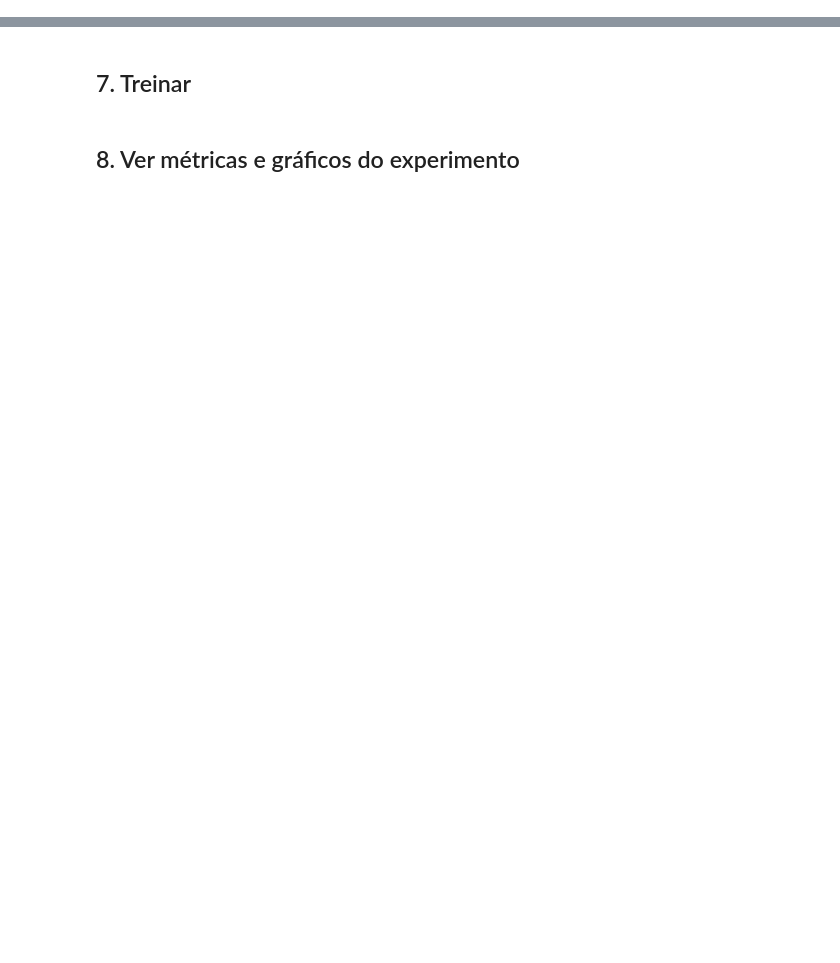
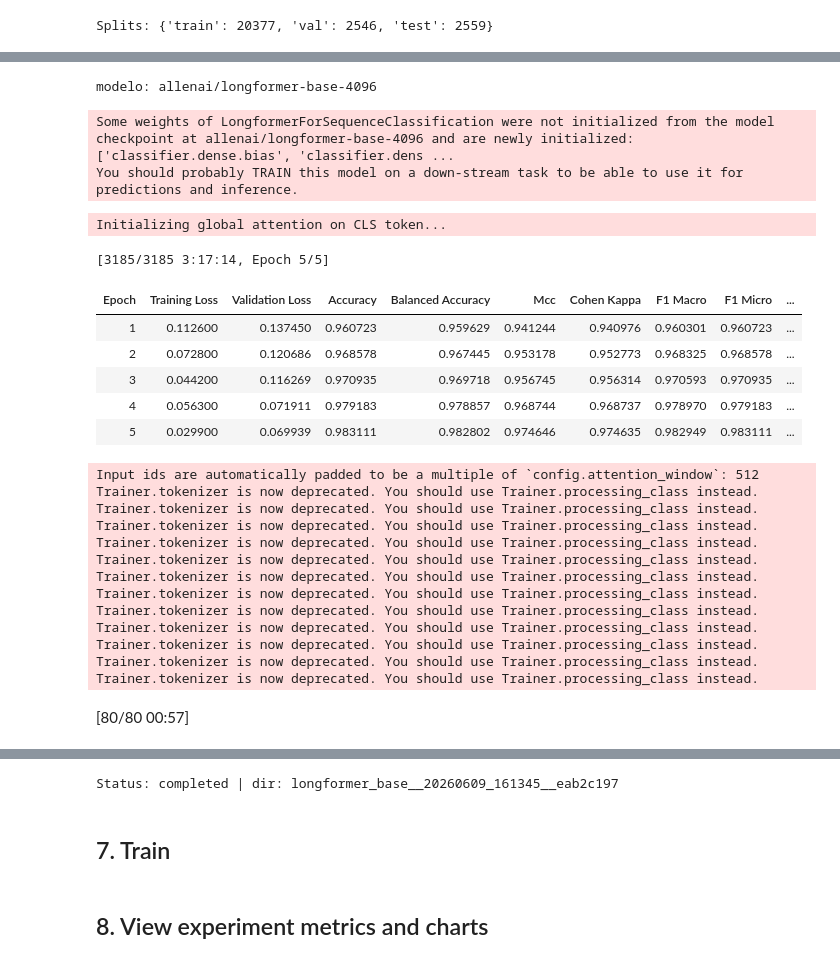
Before and after one commit to Willgnner-Santos/fact-claim-noise-classifier, a Jupyter notebook: Models_BERT/Notebooks/01_experiment_template.ipynb, the cells around one changed output, grey strips where cells are left out. Cells and saved outputs as stored; diff of their text form; code cells hidden in the pictures; blank space fills up the shorter version.

```diff
--- a/Models_BERT/Notebooks/01_experiment_template.ipynb
+++ b/Models_BERT/Notebooks/01_experiment_template.ipynb
@@ -115,4 +165,4 @@ Configs disponíveis: `roberta_lexpt`, `roberta_crawlpt`, `bertimbau_large`,
 # %%
-CONFIG = 'configs/roberta_lexpt.yaml'  # @param
-SMOKE_TEST = False  # @param  — True faz um teste rápido (5 passos)
+CONFIG = 'configs/longformer_base.yaml'  # @param
+SMOKE_TEST = False  # @param  — True runs a quick smoke test (5 steps)
 max_steps = 5 if SMOKE_TEST else None
@@ -125,7 +175,17 @@ pode pular esta célula — os splits já existem.
 from ftr.data import load_splits
 splits = load_splits(paths.data_processed)
 if 'train' not in splits:
-    print('Preparando dados (split por documento)...')
+    print('Preparing data (document-level split)...')
     !cd "{PROJECT_ROOT}" && python -W all scripts/01_prepare_data.py --config {CONFIG}
     splits = load_splits(paths.data_processed)
 print('Splits:', {k: len(v) for k, v in splits.items()})
+# %% [output]
+Splits: {'train': 20377, 'val': 2546, 'test': 2559}
+# %%
+cfg = load_config(CONFIG, configs_dir=paths.configs)
+cfg["model"]["name"] = "allenai/longformer-base-4096"
+cfg["experiment_id"] = "longformer_base"
+print("model:", cfg["model"]["name"])  # confirm before running
+status = train_experiment(cfg, paths, splits=splits, max_steps=max_steps)
+print('Status:', status['status'], '| dir:', status['run_dir'])
+# %% [output]
@@ -131,0 +194,25 @@ print('Splits:', {k: len(v) for k, v in splits.items()})
+modelo: allenai/longformer-base-4096
+Some weights of LongformerForSequenceClassification were not initialized from the model checkpoint at allenai/longformer-base-4096 and are newly initialized: ['classifier.dense.bias', 'classifier.dens ...
+You should probably TRAIN this model on a down-stream task to be able to use it for predictions and inference.
+Initializing global attention on CLS token...
+[3185/3185 3:17:14, Epoch 5/5]
+| Epoch | Training Loss | Validation Loss | Accuracy | Balanced Accuracy | Mcc | Cohen Kappa | F1 Macro | F1 Micro | ... |
+| 1 | 0.112600 | 0.137450 | 0.960723 | 0.959629 | 0.941244 | 0.940976 | 0.960301 | 0.960723 | ... |
+| 2 | 0.072800 | 0.120686 | 0.968578 | 0.967445 | 0.953178 | 0.952773 | 0.968325 | 0.968578 | ... |
+| 3 | 0.044200 | 0.116269 | 0.970935 | 0.969718 | 0.956745 | 0.956314 | 0.970593 | 0.970935 | ... |
+| 4 | 0.056300 | 0.071911 | 0.979183 | 0.978857 | 0.968744 | 0.968737 | 0.978970 | 0.979183 | ... |
+| 5 | 0.029900 | 0.069939 | 0.983111 | 0.982802 | 0.974646 | 0.974635 | 0.982949 | 0.983111 | ... |
+Input ids are automatically padded to be a multiple of `config.attention_window`: 512
+Trainer.tokenizer is now deprecated. You should use Trainer.processing_class instead.
+Trainer.tokenizer is now deprecated. You should use Trainer.processing_class instead.
+Trainer.tokenizer is now deprecated. You should use Trainer.processing_class instead.
+Trainer.tokenizer is now deprecated. You should use Trainer.processing_class instead.
+Trainer.tokenizer is now deprecated. You should use Trainer.processing_class instead.
+Trainer.tokenizer is now deprecated. You should use Trainer.processing_class instead.
+Trainer.tokenizer is now deprecated. You should use Trainer.processing_class instead.
+Trainer.tokenizer is now deprecated. You should use Trainer.processing_class instead.
+Trainer.tokenizer is now deprecated. You should use Trainer.processing_class instead.
+Trainer.tokenizer is now deprecated. You should use Trainer.processing_class instead.
+Trainer.tokenizer is now deprecated. You should use Trainer.processing_class instead.
+Trainer.tokenizer is now deprecated. You should use Trainer.processing_class instead.
+[80/80 00:57]
@@ -132,3 +221,4 @@ print('Splits:', {k: len(v) for k, v in splits.items()})
+Status: completed | dir: longformer_base__20260609_161345__eab2c197
 # %% [markdown]
-## 7. Treinar
+## 7. Train
 # %%
@@ -140,5 +230,5 @@ print('Status:', status['status'], '| dir:', status['run_dir'])
-# %% [markdown]
-## 8. Ver métricas e gráficos do experimento
+# %% [markdown]
+## 8. View experiment metrics and charts
 # %%
 import json, glob
 from IPython.display import Image, display
```
Also changed, not shown: parts of 20 cells of this notebook, 58 other files.
